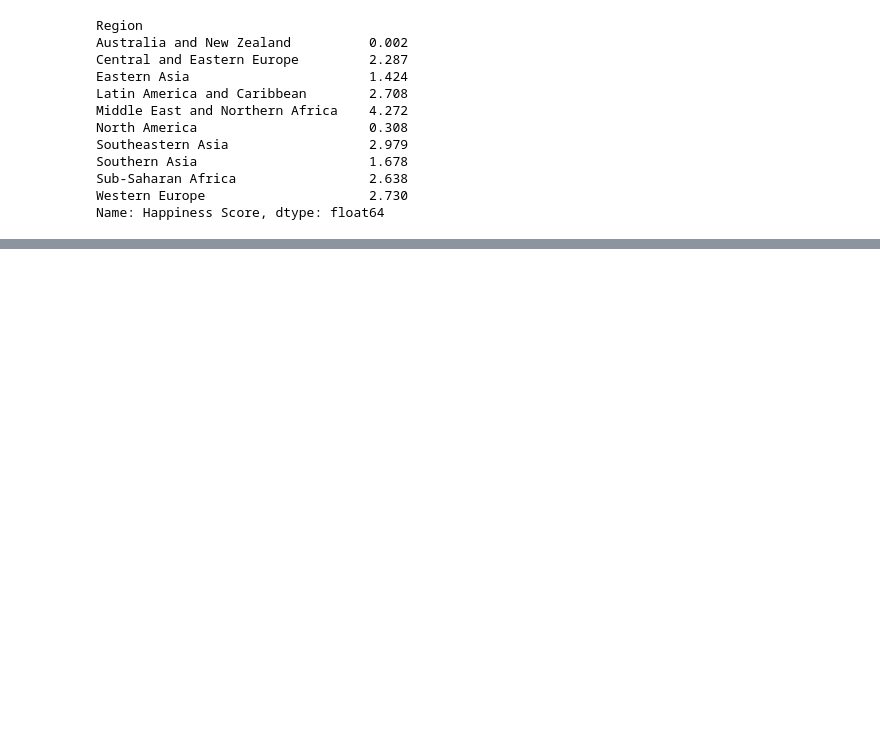
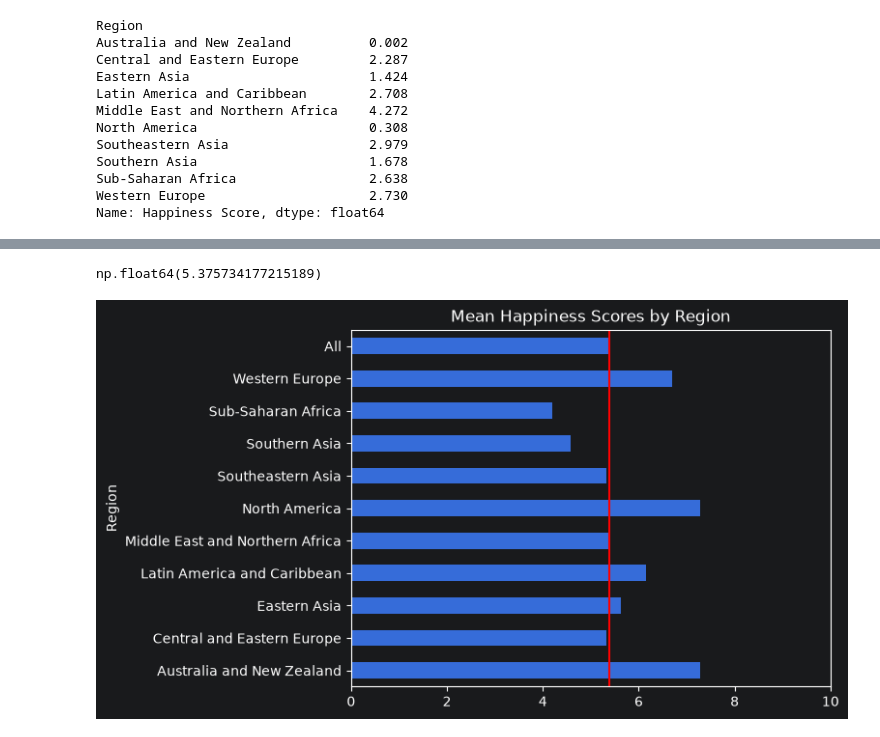
Before and after one commit to dnlsyfq/py_analyze, a Jupyter notebook: pandas.ipynb, the cells around one changed output, grey strips where cells are left out. Saved outputs shown, nothing was run; the diff lists cells and outputs as text; code cells hidden in the pictures; blank space fills up the shorter version.

```diff
--- a/pandas.ipynb
+++ b/pandas.ipynb
@@ -60,0 +104,19 @@ Name: Happiness Score, dtype: float64
+# %%
+pv_happiness = df.pivot_table(index='Region', values='Happiness Score',aggfunc=np.mean,margins=True)
+# %%
+df['Happiness Score'].mean()
+# %% [output]
+np.float64(5.375734177215189)
+# %%
+pv_happiness.plot(
+    kind='barh',
+    xlim=(0,10),
+    title='Mean Happiness Scores by Region',
+    legend=False
+)
+
+plt.axvline(x=df['Happiness Score'].mean(), color='red')
+
+plt.show()
+# %% [output]
+[figure, added]
```
Also changed, not shown: parts of 5 cells of this notebook.
